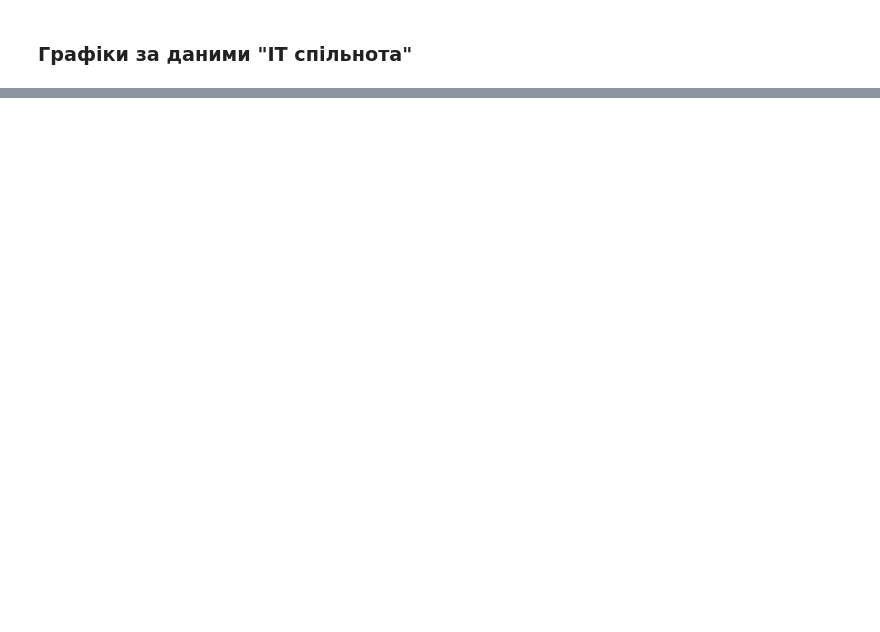
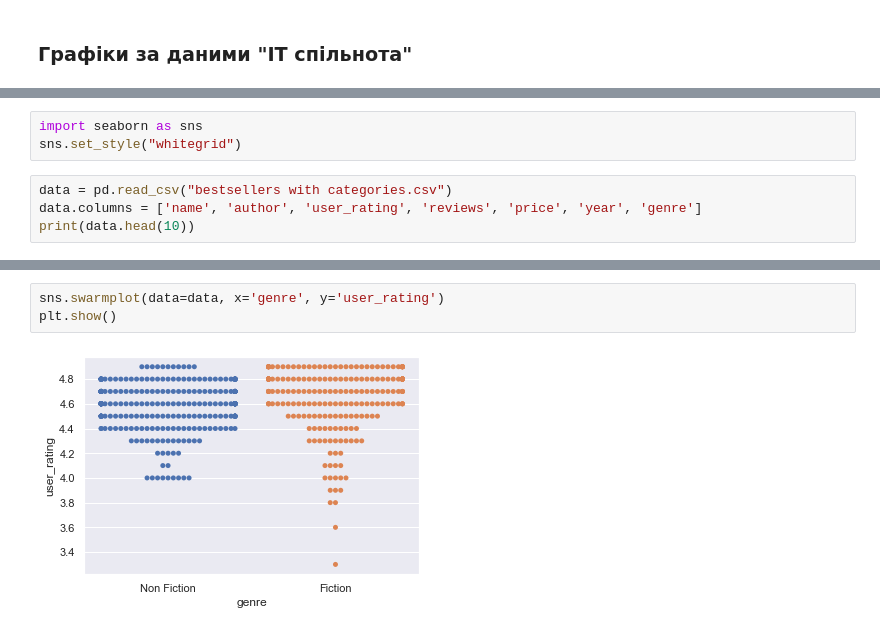
Before and after one commit to vic-map/Data_science_HW, a Jupyter notebook: Hw3.1.ipynb, the cells around one changed output, grey strips where cells are left out. Saved outputs shown, nothing was run; the diff lists cells and outputs as text; blank space fills up the shorter version.

```diff
--- a/Hw3.1.ipynb
+++ b/Hw3.1.ipynb
@@ -97,0 +125,7 @@ TypeError: cannot unpack non-iterable AxesSubplot object
+# %%
+import seaborn as sns
+sns.set_style("whitegrid")
+# %%
+data = pd.read_csv("bestsellers with categories.csv")
+data.columns = ['name', 'author', 'user_rating', 'reviews', 'price', 'year', 'genre']
+print(data.head(10))
@@ -97,0 +150,5 @@ TypeError: cannot unpack non-iterable AxesSubplot object
+# %%
+sns.swarmplot(data=data, x='genre', y='user_rating')
+plt.show()
+# %% [output]
+[figure, added]
```
Also changed, not shown: parts of 14 cells of this notebook, 5 other files.
